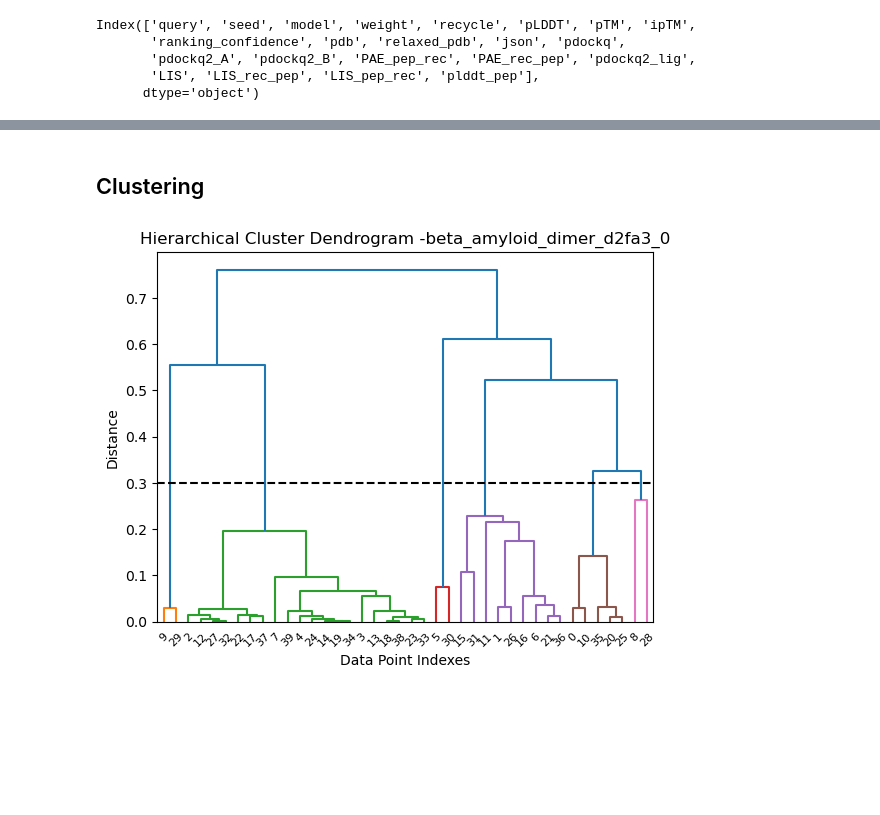
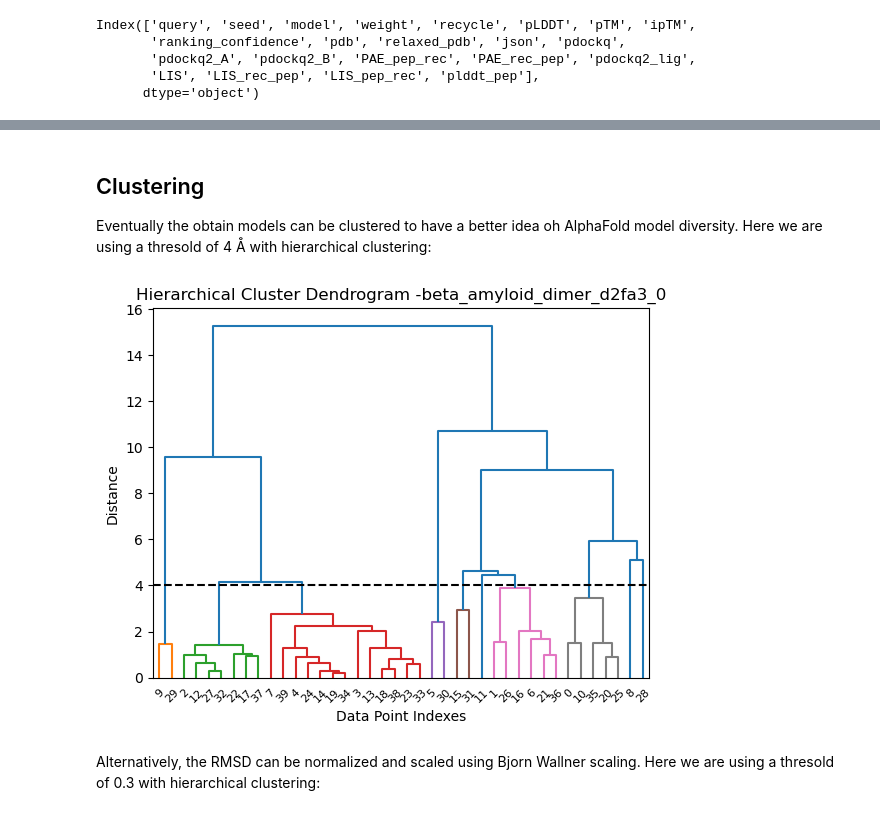
Before and after one commit to samuelmurail/af2_analysis, a Jupyter notebook: docs/source/notebooks/basic_example.ipynb, the cells around one changed output, grey strips where cells are left out. Saved outputs shown, nothing was run; the diff lists cells and outputs as text; code cells hidden in the pictures; blank space fills up the shorter version.

```diff
--- a/docs/source/notebooks/basic_example.ipynb
+++ b/docs/source/notebooks/basic_example.ipynb
@@ -114,6 +142,13 @@ my_data.plot_pae(my_data.df['ipTM'].idxmin())
 # %% [markdown]
 ## Clustering
+
+Eventually the obtain models can be clustered to have a better idea oh AlphaFold model diversity. Here we are using
+a thresold of 4 Å with hierarchical clustering:
 # %%
-clustering.hierarchical(my_data.df, threshold=0.3, rmsd_scale=True)
+from af2_analysis import clustering
+clustering.hierarchical(my_data.df, threshold=4)
 # %% [output]
-[figure, old version]
+[figure, new version]
+# %% [markdown]
+Alternatively, the RMSD can be normalized and scaled using Bjorn Wallner scaling. Here we are using
+a thresold of 0.3 with hierarchical clustering:
```
Also changed, not shown: parts of 36 cells of this notebook, 10 other files.
